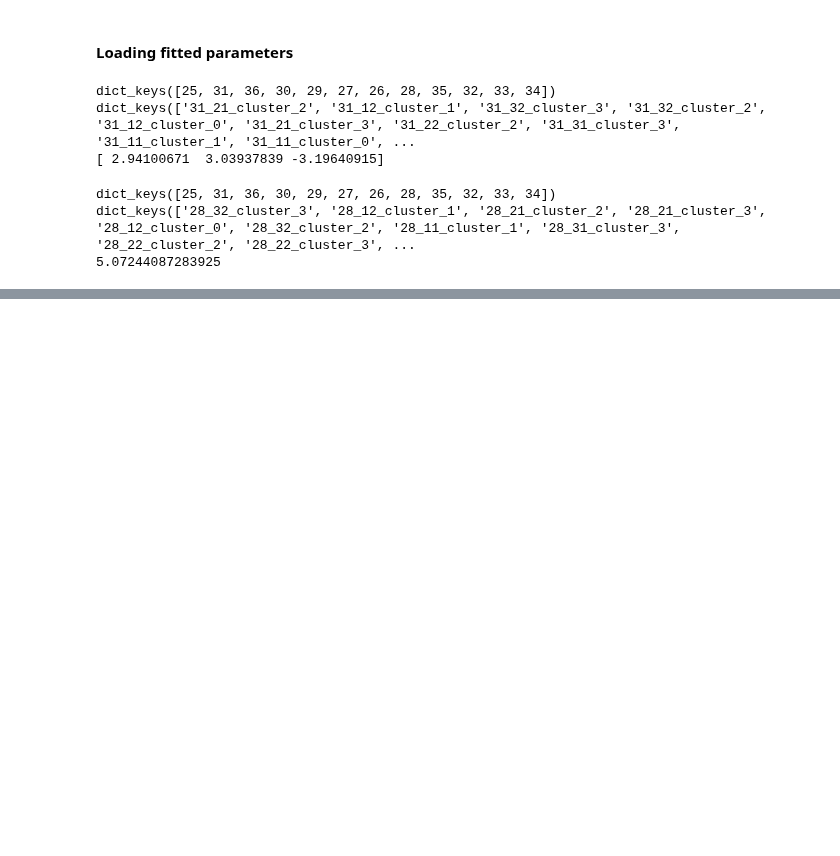
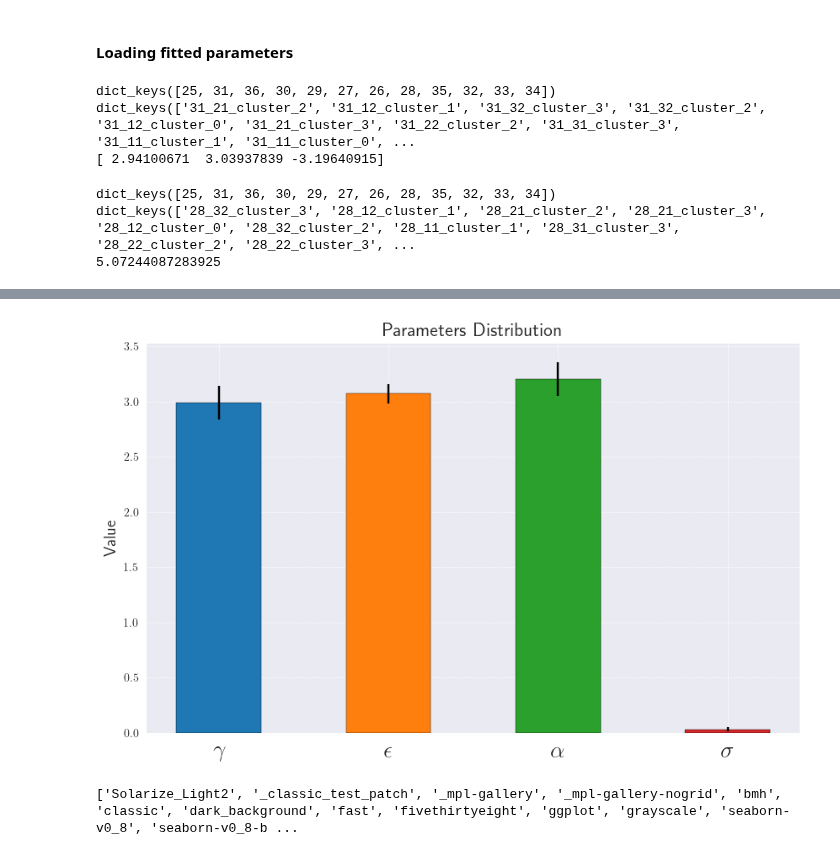
Before and after one commit to flaviaferrus/MotorControlPrediction, a Jupyter notebook: Notebooks/MultipleSubjects.ipynb, the cells around one changed output, grey strips where cells are left out. Saved outputs shown, nothing was run; the diff lists cells and outputs as text; code cells hidden in the pictures; blank space fills up the shorter version.

```diff
--- a/Notebooks/MultipleSubjects.ipynb
+++ b/Notebooks/MultipleSubjects.ipynb
@@ -188,0 +231,6 @@ dict_keys(['28_32_cluster_3', '28_12_cluster_1', '28_21_cluster_2', '28_21_clust
+# %%
+sigma_array = sigma_array.reshape(-1, 1)
+print(sigma_array.shape)
+combined_params = np.hstack((params_array, sigma_array))
+
+print(combined_params)
@@ -188,0 +246,4 @@ dict_keys(['28_32_cluster_3', '28_12_cluster_1', '28_21_cluster_2', '28_21_clust
+# %%
+combined_params[:, 2] *= -1
+combined_params[:, 3] *= 0.005
+print(combined_params)
@@ -188,0 +305,61 @@ dict_keys(['28_32_cluster_3', '28_12_cluster_1', '28_21_cluster_2', '28_21_clust
+# %%
+
+# Plotting function for combined parameters
+def plotting_params_2(parameters: np.ndarray, barWidth=0.5, style_label = 'seaborn-darkgrid',
+                      saving_plot = True, folder_name = 'fitted_pics',
+                      pic_name = 'params'):
+    # Choose the height of the bars
+    bars1 = np.nanmean(parameters, axis=0)
+
+    # Choose the height of the error bars (bars1)
+    yer1 = 2 * np.nanstd(parameters, axis=0)
+
+    # The x position of bars
+    r1 = np.arange(len(bars1))
+
+    # Configure matplotlib to use LaTeX for rendering
+    plt.rcParams['text.usetex'] = True
+    plt.rcParams['font.family'] = 'serif'
+
+    # Use a different style
+    plt.style.use(style_label)
+
+    fig, ax = plt.subplots(nrows=1, ncols=1, figsize=(10, 6))  # create figure & 1 axis
+
+    # Customizing the bar colors
+    bar_colors = ['#1f77b4', '#ff7f0e', '#2ca02c', '#d62728']
+
+    # Create bars
+    ax.bar(r1, bars1, width=barWidth, color=bar_colors, edgecolor='black', yerr=yer1, capsize=7)
+
+    # General layout
+    plt.xticks(r1, [r'$\gamma$', r'$\epsilon$', r'$\alpha$', r'$\sigma$'], fontsize=20)
+    plt.ylabel(r'Value', fontsize=14)
+    plt.title(r'Parameters Distribution', fontsize=16)
+
+    # Adding grid lines
+    plt.grid(False, which='both', linestyle='--', linewidth=0.5)
+
+    if saving_plot:
+
+        current_dir = os.getcwd()
+        parent_dir = os.path.dirname(current_dir)
+        data_folder = os.path.join(parent_dir, folder_name)
+        if not os.path.exists(data_folder):
+            os.makedirs(data_folder)
+
+        # Save the figure with a specific name based on the cluster
+        filename = f'{pic_name}.png'
+        filepath = os.path.join(data_folder, filename)
+        plt.savefig(filepath)
+
+
+    plt.show()
+
+plotting_params_2(combined_params, pic_name = 'params_2')
+# %% [output]
+[figure, added]
+# %%
+print(plt.style.available)
+# %% [output]
+['Solarize_Light2', '_classic_test_patch', '_mpl-gallery', '_mpl-gallery-nogrid', 'bmh', 'classic', 'dark_background', 'fast', 'fivethirtyeight', 'ggplot', 'grayscale', 'seaborn-v0_8', 'seaborn-v0_8-b ...
```
Also changed, not shown: parts of 20 cells of this notebook, 7 other files.
